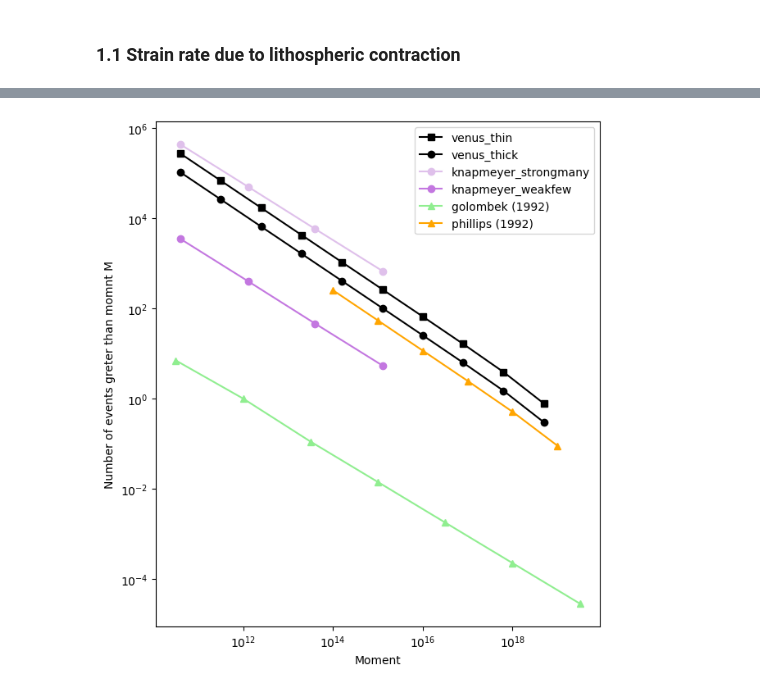
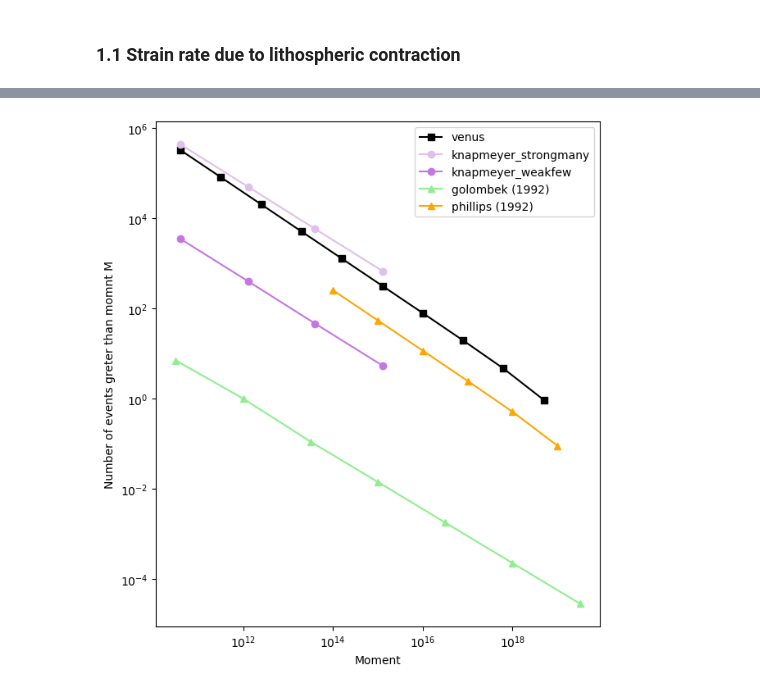
Before and after one commit to iganache/venusquakes, a Jupyter notebook: venus_seismicity.ipynb, the cells around one changed output, grey strips where cells are left out. Drawn from its saved outputs; the diff is of its cells as text; code cells hidden in the pictures.

Commit message:
minor changes to seismogenic thickness

```diff
--- a/venus_seismicity.ipynb
+++ b/venus_seismicity.ipynb
@@ -151,16 +159,16 @@ def numevents_year(m0_min, m0_max, adot, beta=0.67):
 # %%
 ## strain rate
-Ls = np.array([48,130])                ## in km
-shear_mod = np.array([30e9,70e9])
+Ls = 40                ## in km
 Rp = 6051.8            ## in km
 alpha = 3e-5           ## volumetric thermal expansion coefficient in /K
 V = (4/3) * np.pi * Rp**3 - (Rp-Ls)**3
 cooling_rate = 1e-9
+shear_mod = 30e9
 strainrate_lith =  ((alpha* cooling_rate * V) / (4*np.pi*Ls*(Rp - Ls/2)**2))/(365.25*24*60*60)
-print("the strain rate per second is = ", '{:.2e}'.format(strainrate_lith[0]), '{:.2e}'.format(strainrate_lith[1]))
+print("the strain rate per second is = ", '{:.2e}'.format(strainrate_lith))
 
 
 ## cumulative moment
-Mcum = cumulative_moment(strainrate_lith, V*1e9)
-print("the cumulative moment is = ", '{:.2e}'.format(Mcum[0]), '{:.2e}'.format(Mcum[1]))
+Mcum = cumulative_moment(strainrate_lith, V*1e9, shear_mod = shear_mod)
+print("the cumulative moment is = ", '{:.2e}'.format(Mcum))
 # %% [output]
@@ -274,24 +225,0 @@ print(events_arr)
-# %%
-## comparison with Knapmeyer plots
-## number of evets / year  - Phillips 1991 values
-beta = 0.67          ##(Phillips 1991)
-m0_max = magnitude2moment(7)    ## in Nm
-m0_min = magnitude2moment(1)
-adot = adot_parameter(strainrate_lith, V*1e9, shear_mod = 30e9, m0_max=m0_max )
-m0_range = np.geomspace(m0_min, m0_max, num=11)
-m0_min_knapmeyer = 3.98e10
-
-num_events_min = []
-num_events_max = []
-for mom in m0_range:
-    rr = numevents_year(mom, m0_max, adot, beta=0.67)
-    num_events_min.append(rr[0])
-    num_events_max.append(rr[1])
-
-
-events_arr = np.zeros((num, 4))
-events_arr[:,0] = moment2magnitude(m0_range)
-events_arr[:,1] = m0_range
-events_arr[:,2] = np.array(num_events_min)
-events_arr[:,3] = np.array(num_events_max)
-print(events_arr)
@@ -310,23 +226,22 @@ print(events_arr)
 # %%
 fig, ax = plt.subplots(1,1, figsize=(7,8))
-ax.plot(events_arr[:-1,1],(365.25*24*60*60)*events_arr[:-1,2], "s-", label = "venus_thin", c='k')
-ax.plot(events_arr[:-1,1],(365.25*24*60*60)*events_arr[:-1,3], "o-", label = "venus_thick", c='k')
+ax.plot(events_arr[:-1,1],(365.25*24*60*60)*events_arr[:-1,2], "s-", label = "venus", c='k')
 ax.plot(knapmeyer_arr[:,1], (365.25*24*60*60)/knapmeyer_arr[:,3], "o-" , label = "knapmeyer_strongmany", c = "#dfc0eb")
 # ax.plot(knapmeyer_arr[:,1], (365.25*24*60*60)/knapmeyer_arr[:,2], "o-" , label = "knapmeyer_strongfew", c = "#d5a6e6")
 # ax.plot(knapmeyer_arr[:,1], (365.25*24*60*60)/knapmeyer_arr[:,4], "o-" , label = "knapmeyer_medium", c = "#eddbf4")
 # ax.plot(knapmeyer_arr[:,1], (365.25*24*60*60)/knapmeyer_arr[:,5], "o-" , label = "knapmeyer_weakmany", c = "#cd8de5")
 ax.plot(knapmeyer_arr[:,1], (365.25*24*60*60)/knapmeyer_arr[:,6], "o-" , label = "knapmeyer_weakfew", c = "#c377e0")
 # ax.plot(golombek_arr[:,1], (365.25*24*60*60)/golombek_arr[:,2], "^-" , label = "golombek (2002)", c= "green")
 # ax.plot(golombek_arr[:,1], (365.25*24*60*60)/golombek_arr[:,3], "^-" , label = "golombek (2002)", c= "green")
 # ax.plot(golombek_arr[:,1], (365.25*24*60*60)/golombek_arr[:,4], "^-" , label = "golombek (2002)", c= "green")
 ax.plot(golombek92_arr[:,1], (365.25*24*60*60)/golombek92_arr[:,2], "^-" , label = "golombek (1992)", c= "lightgreen")
 ax.plot(phillips_arr[:,0], phillips_arr[:,1], "^-" , label = "phillips (1992)", c= "orange")
 # ax.set_xlim(m0_range[0], m0_range[-1])
 ax.set_xscale('log',base=10)
 ax.set_yscale('log',base=10)
 ax.legend()
 ax.set_xlabel("Moment")
 ax.set_ylabel("Number of events greter than momnt M")
 plt.show()
 # %% [output]
-[figure, old version]
+[figure, new version]
```
Also changed, not shown: parts of 8 cells of this notebook.
